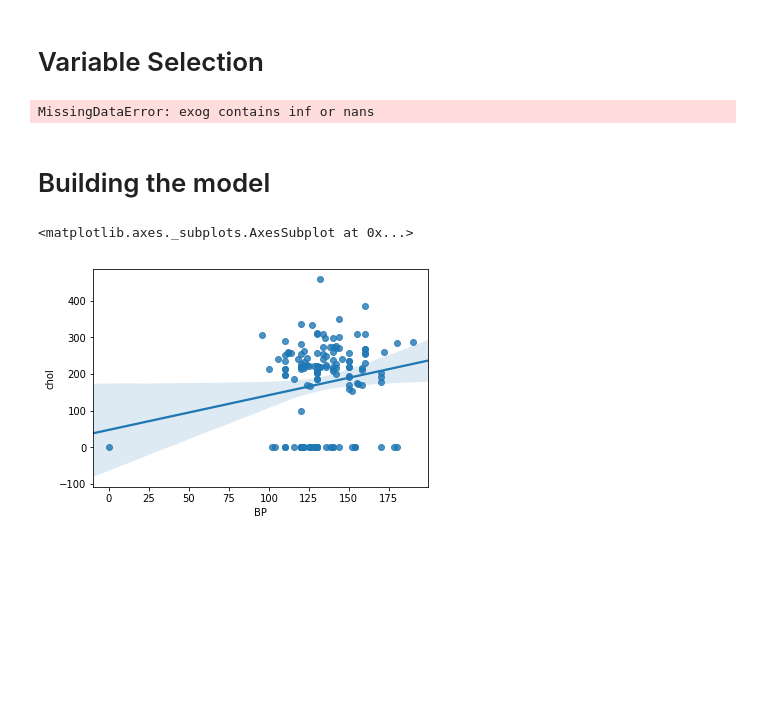
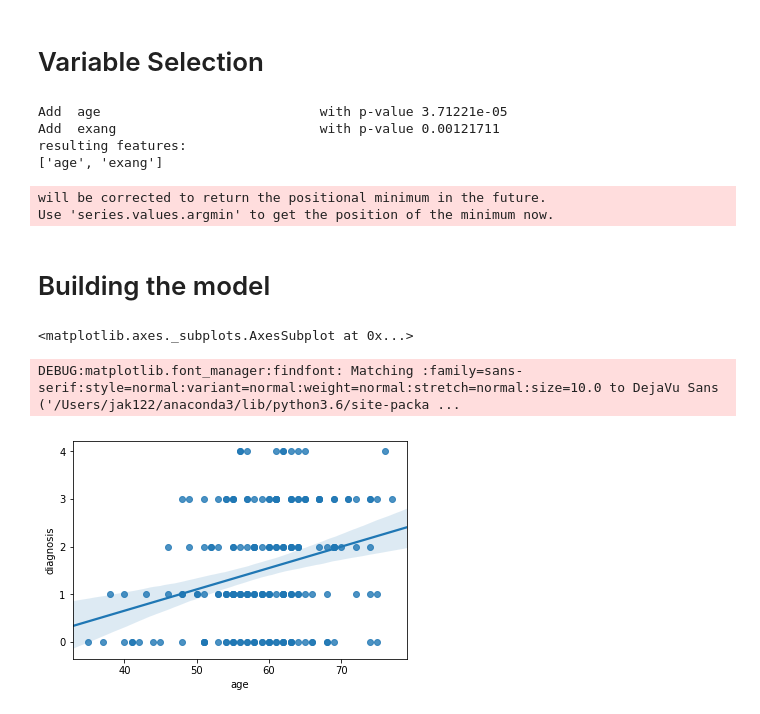
Before and after one commit to Jakearns95/heart-disease, a Jupyter notebook: Heart_Disease_Analysis.ipynb, the cells around one changed output. Cells and saved outputs as stored; diff of their text form; code cells hidden in the pictures; blank space fills up the shorter version.

Commit message:
Add files via upload
Logistic and OLS regressions added

```diff
--- a/Heart_Disease_Analysis.ipynb
+++ b/Heart_Disease_Analysis.ipynb
@@ -125,3 +99,7 @@ va_df
 # %%
 #dropped due to missing data (75% + missing)
 va_df = va_df.drop(['thal','vessels','slope'], axis = 1)
+# %%
+#Fill na values with mean of the column
+va_df_filled = va_df.fillna(va_df.mean())
+va_df_filled
@@ -134,8 +130,8 @@ import numpy as np
 import statsmodels.api as sm
 
 
-X = va_df.iloc[:,0:9]
-y = x.diagnosis
+X = va_df_filled.iloc[:,0:9]
+y = va_df_filled.diagnosis
 
 
 def stepwise_selection(X, y,
@@ -193,15 +189,18 @@ result = stepwise_selection(X, y)
 print('resulting features:')
 print(result)
 # %% [output]
-MissingDataError: exog contains inf or nans
+Add  age                            with p-value 3.71221e-05
+Add  exang                          with p-value 0.00121711
+resulting features:
+['age', 'exang']
+will be corrected to return the positional minimum in the future.
+Use 'series.values.argmin' to get the position of the minimum now.
 # %% [markdown]
 # Building the model
 # %%
-sns.regplot(x=va_df['BP'], y=va_df['chol'])
-
-# linear regression
-# 10-fold cross validation
+sns.regplot(x=va_df_filled['age'], y=va_df['diagnosis'])
 # %% [output]
 <matplotlib.axes._subplots.AxesSubplot at 0x...>
+DEBUG:matplotlib.font_manager:findfont: Matching :family=sans-serif:style=normal:variant=normal:weight=normal:stretch=normal:size=10.0 to DejaVu Sans ('/Users/jak122/anaconda3/lib/python3.6/site-packa ...
-[figure, old version]
+[figure, new version]
 # %%
```
Also changed, not shown: parts of 17 cells of this notebook, 1 other file.
